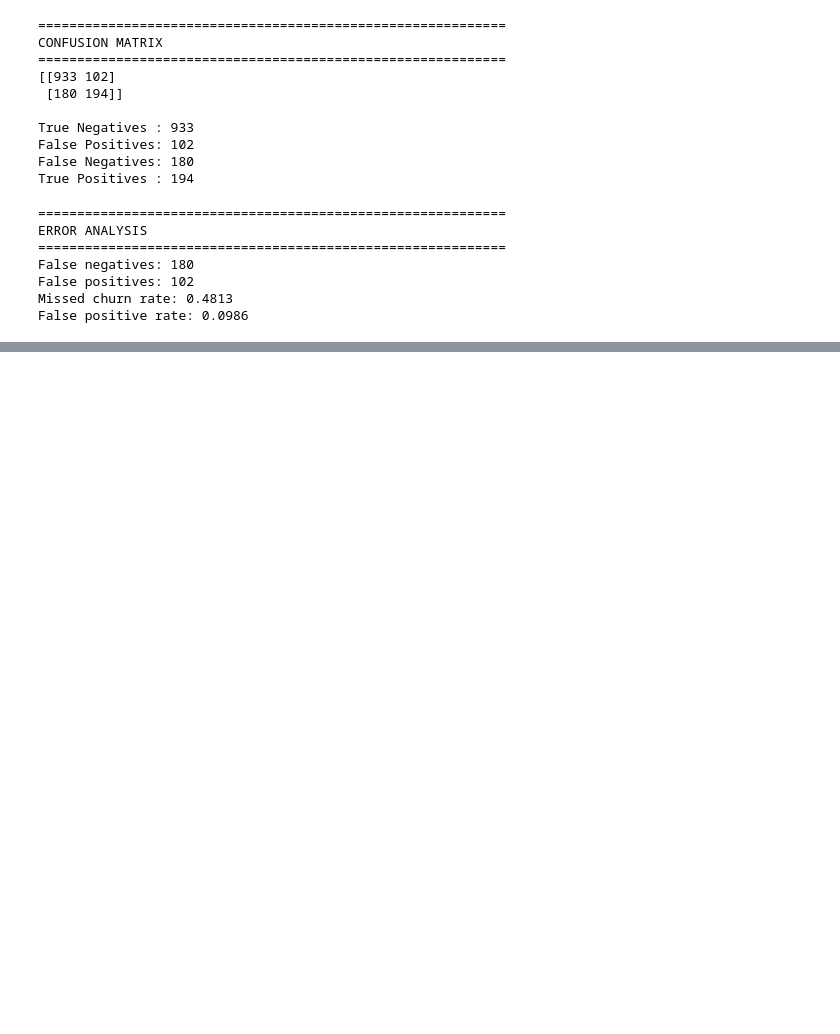
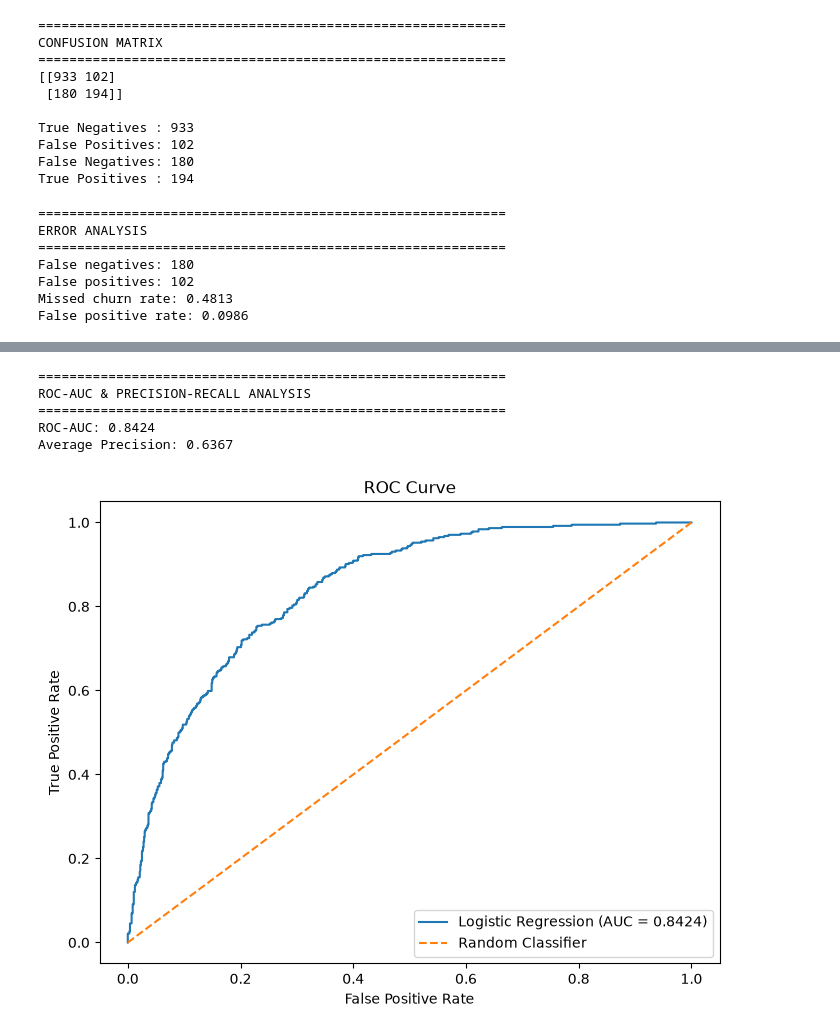
Before and after one commit to annnuspeaks/customer-churn-prediction, a Jupyter notebook: notebooks/05_model_evaluation.ipynb, the cells around one changed output, grey strips where cells are left out. Saved outputs shown, nothing was run; the diff lists cells and outputs as text; code cells hidden in the pictures; blank space fills up the shorter version.

Commit message:
feat: analyze ROC-AUC and precision-recall performance

```diff
--- a/notebooks/05_model_evaluation.ipynb
+++ b/notebooks/05_model_evaluation.ipynb
@@ -195,0 +204,65 @@ False positive rate: 0.0986
+# %%
+from sklearn.metrics import (
+    roc_auc_score,
+    roc_curve,
+    precision_recall_curve,
+    average_precision_score
+)
+
+roc_auc_83 = roc_auc_score(
+    y_test_81,
+    y_prob_81
+)
+
+fpr_83, tpr_83, _ = roc_curve(
+    y_test_81,
+    y_prob_81
+)
+
+precision_83, recall_83, _ = precision_recall_curve(
+    y_test_81,
+    y_prob_81
+)
+
+average_precision_83 = average_precision_score(
+    y_test_81,
+    y_prob_81
+)
+
+print("=" * 60)
+print("ROC-AUC & PRECISION-RECALL ANALYSIS")
+print("=" * 60)
+
+print(f"ROC-AUC: {roc_auc_83:.4f}")
+print(f"Average Precision: {average_precision_83:.4f}")
+# %% [output]
+============================================================
+ROC-AUC & PRECISION-RECALL ANALYSIS
+============================================================
+ROC-AUC: 0.8424
+Average Precision: 0.6367
+# %%
+import matplotlib.pyplot as plt
+
+plt.figure(figsize=(8, 6))
+
+plt.plot(
+    fpr_83,
+    tpr_83,
+    label=f"Logistic Regression (AUC = {roc_auc_83:.4f})"
+)
+
+plt.plot(
+    [0, 1],
+    [0, 1],
+    linestyle="--",
+    label="Random Classifier"
+)
+
+plt.xlabel("False Positive Rate")
+plt.ylabel("True Positive Rate")
+plt.title("ROC Curve")
+plt.legend()
+plt.show()
+# %% [output]
+[figure, added]
```
Also changed, not shown: parts of 2 cells of this notebook, 1 other file.
